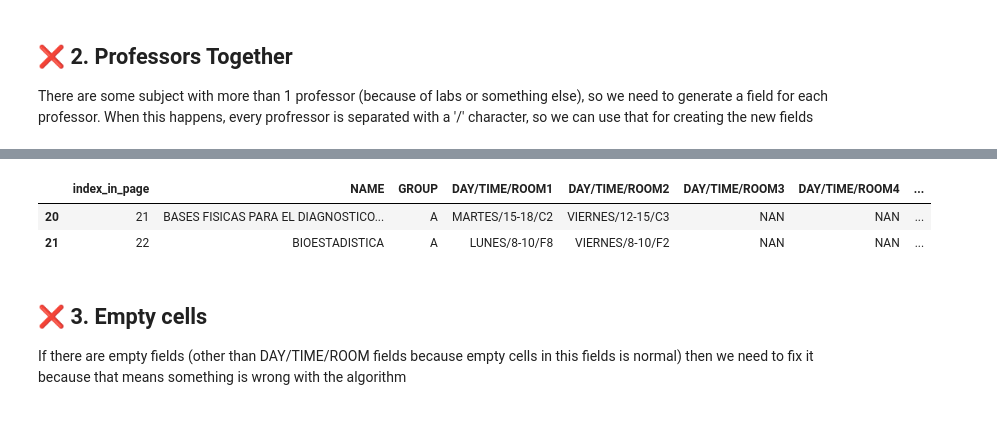
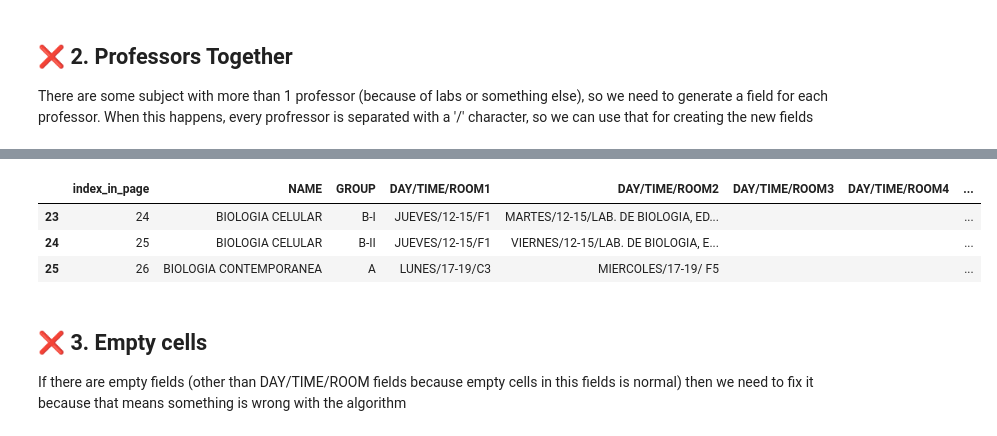
Before and after one commit to BubuDavid/DCI_hacedor_horarios_backend, a Jupyter notebook: data_analysis/Hacedor de Horarios - Step 1 - Data.ipynb, the cells around one changed output, grey strips where cells are left out. Cells and saved outputs as stored; diff of their text form; code cells hidden in the pictures.

Commit message:
🐛 [ADD] Update data 03/07/2023 🐛

```diff
--- a/data_analysis/Hacedor de Horarios - Step 1 - Data.ipynb
+++ b/data_analysis/Hacedor de Horarios - Step 1 - Data.ipynb
@@ -252,11 +246,12 @@ professor_columns
 # Lets create this fields in our df
 normalized_data[professor_columns] = professor_matrix
 # %%
-normalized_data[20:22] # Lets check some records in the df # 👈 THIS IS OUR CORRECT DF FOR CLEANSING
+normalized_data[23:26] # Lets check some records in the df # 👈 THIS IS OUR CORRECT DF FOR CLEANSING
 # %% [output]
 |  | index_in_page | NAME | GROUP | DAY/TIME/ROOM1 | DAY/TIME/ROOM2 | DAY/TIME/ROOM3 | DAY/TIME/ROOM4 | ... |
-| 20 | 21 | BASES FISICAS PARA EL DIAGNOSTICO... | A | MARTES/15-18/C2 | VIERNES/12-15/C3 | NAN | NAN | ... |
-| 21 | 22 | BIOESTADISTICA | A | LUNES/8-10/F8 | VIERNES/8-10/F2 | NAN | NAN | ... |
+| 23 | 24 | BIOLOGIA CELULAR | B-I | JUEVES/12-15/F1 | MARTES/12-15/LAB. DE BIOLOGIA, ED... |  |  | ... |
+| 24 | 25 | BIOLOGIA CELULAR | B-II | JUEVES/12-15/F1 | VIERNES/12-15/LAB. DE BIOLOGIA, E... |  |  | ... |
+| 25 | 26 | BIOLOGIA CONTEMPORANEA | A | LUNES/17-19/C3 | MIERCOLES/17-19/ F5 |  |  | ... |
 # %% [markdown]
 ## ❌ 3. Empty cells
 If there are empty fields (other than DAY/TIME/ROOM fields because empty cells in this fields is normal) then we need to fix it because that means something is wrong with the algorithm
```
Also changed, not shown: parts of 40 cells of this notebook, 3 other files.
